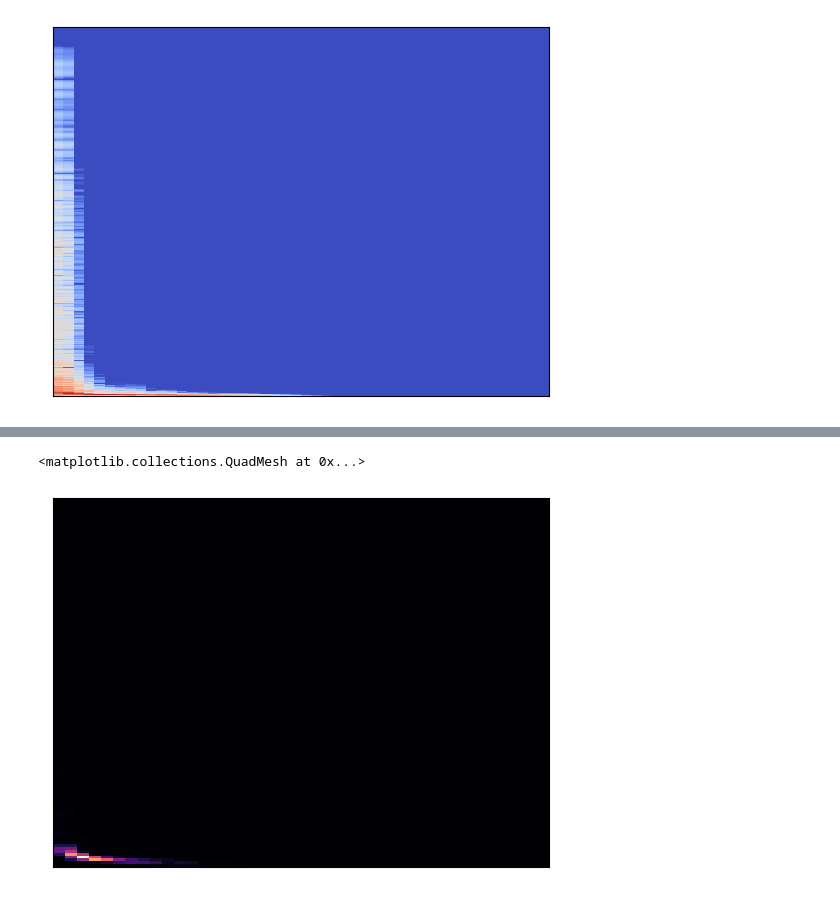
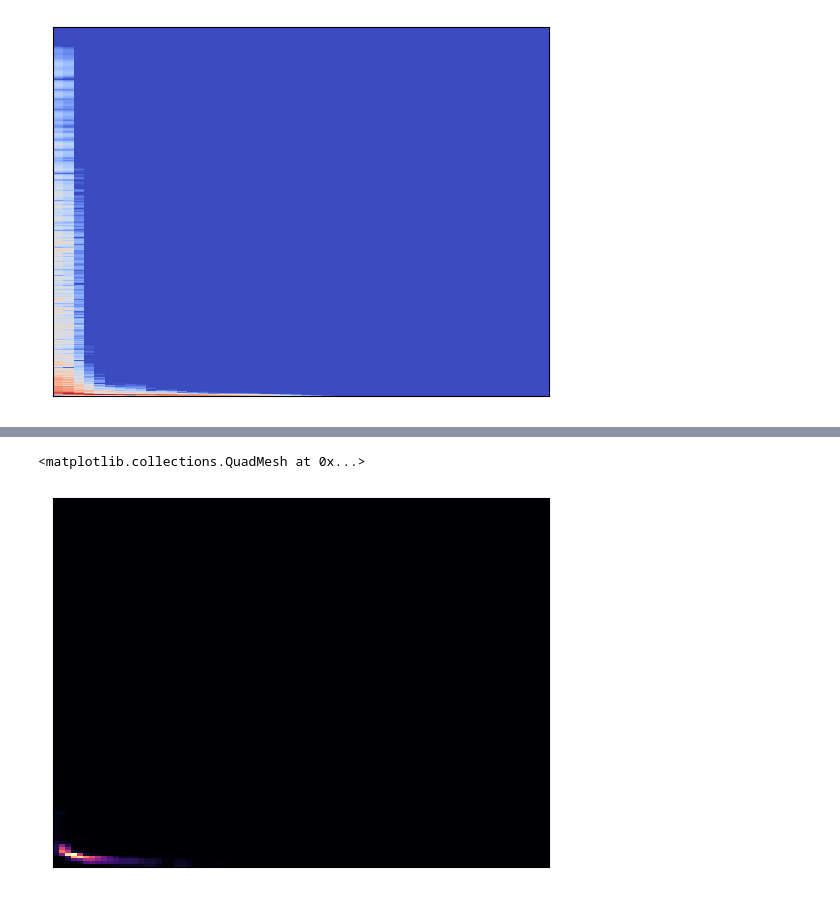
Before and after one commit to CharlieElwess/INFINITE_DRUMS, a Jupyter notebook: Exploratory_Notebooks/Charlie_Explorations.ipynb, the cells around one changed output, grey strips where cells are left out. Drawn from its saved outputs; the diff is of its cells as text; code cells hidden in the pictures.

```diff
--- a/Exploratory_Notebooks/Charlie_Explorations.ipynb
+++ b/Exploratory_Notebooks/Charlie_Explorations.ipynb
@@ -78,9 +83,11 @@ IPython.display.Audio(audio_signal, rate = sr)
 # %%
-hop_length = 600 # 0.0125*48000
-win_length = 2400 # 0.05 * 48000
-mel = librosa.feature.melspectrogram(sig, sr=sr, n_fft=2400, hop_length=hop_length, win_length=win_length)
+#make a mel spectrogram
+
+hop_length = 300 # 0.0125*48000 = 600  300
+win_length = 1200 ## 0.05 * 48000 = 2400   1200
+mel = librosa.feature.melspectrogram(sig, sr=sr, n_fft=1200, hop_length=hop_length, win_length=win_length)
 librosa.display.specshow(mel)
 # %% [output]
 <matplotlib.collections.QuadMesh at 0x...>
-[figure, old version]
+[figure, new version]
 # %%
```
Also changed, not shown: parts of 10 cells of this notebook, 1 other file.
